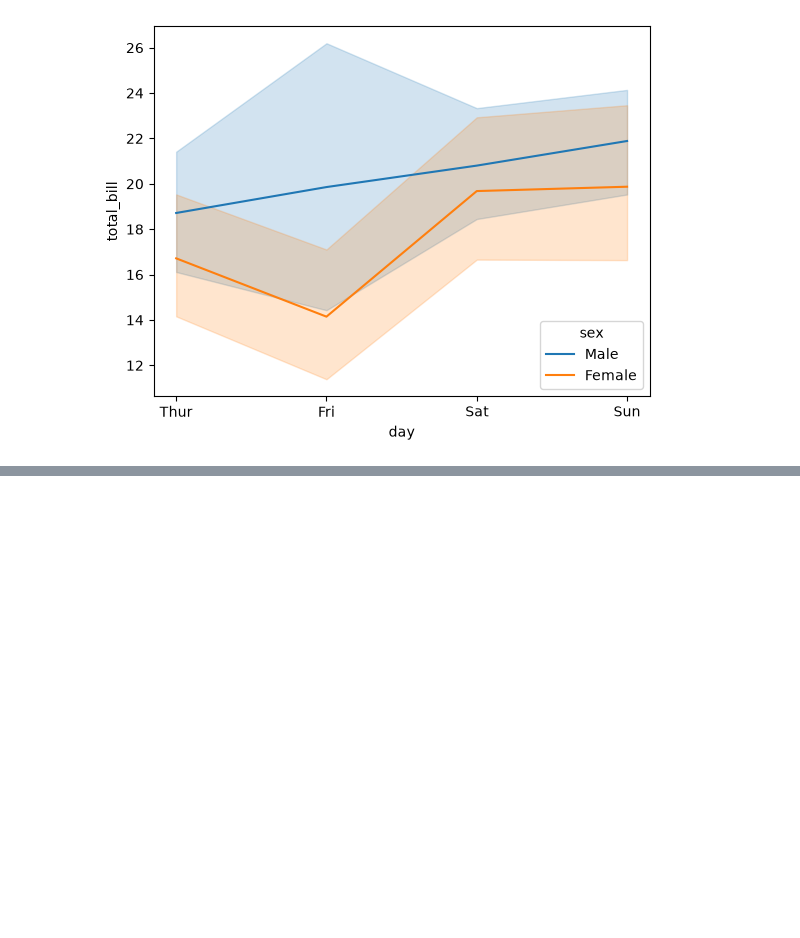
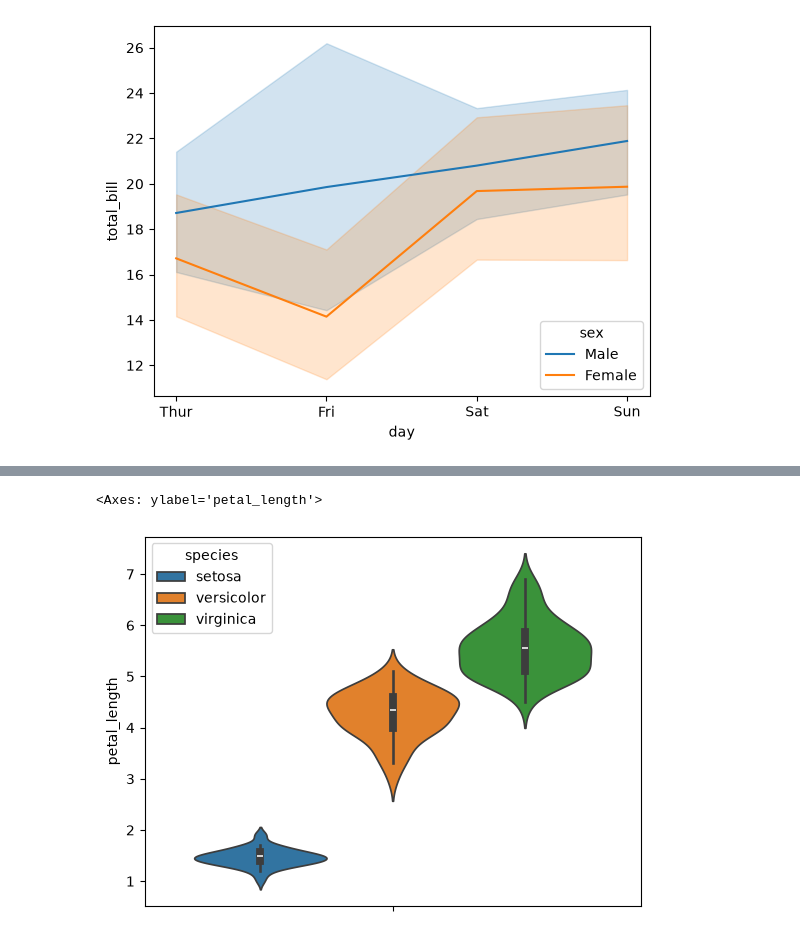
Before and after one commit to memonY49/SMIT-AI-DS-Batch-4, a Jupyter notebook: Seaborn_practice.ipynb, the cells around one changed output, grey strips where cells are left out. Saved outputs shown, nothing was run; the diff lists cells and outputs as text; code cells hidden in the pictures; blank space fills up the shorter version.

```diff
--- a/Seaborn_practice.ipynb
+++ b/Seaborn_practice.ipynb
@@ -156,0 +172,5 @@ sns.lineplot(tips, x='day',y='total_bill',hue ='sex')
+# %%
+sns.violinplot(iris, y=iris.petal_length,hue = 'species')
+# %% [output]
+<Axes: ylabel='petal_length'>
+[figure, added]
```
Also changed, not shown: parts of 9 cells of this notebook, 2 other files.
